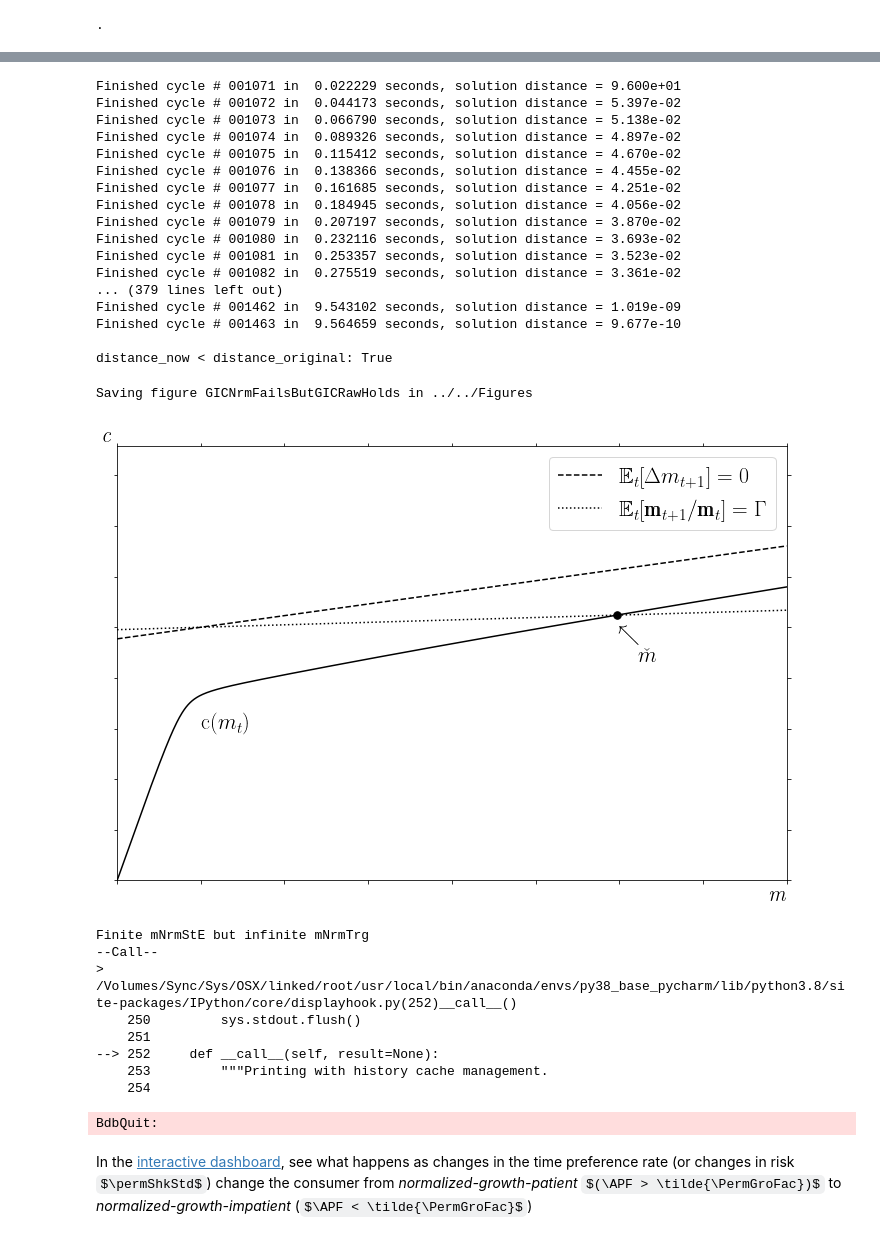
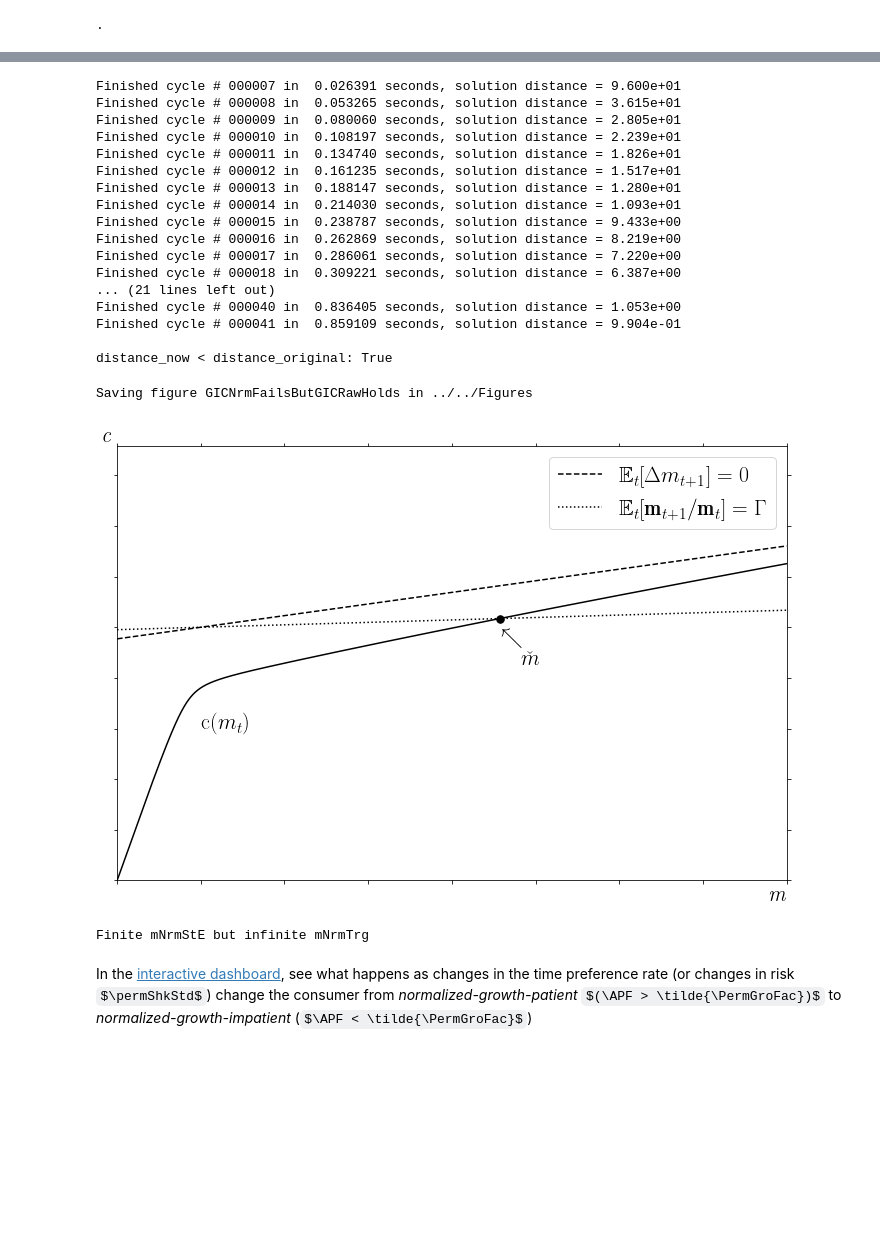
Before and after one commit to alanlujan91/BufferStockTheory-Bloated, a Jupyter notebook: Code/Python/BufferStockTheory-Problems-and-Solutions-Source.ipynb, the cells around one changed output, grey strips where cells are left out. Drawn from its saved outputs; the diff is of its cells as text; code cells hidden in the pictures; some formulas as TeX source; blank space fills up the shorter version.

```diff
--- a/Code/Python/BufferStockTheory-Problems-and-Solutions-Source.ipynb
+++ b/Code/Python/BufferStockTheory-Problems-and-Solutions-Source.ipynb
@@ -549,6 +551,7 @@ GICNrmFailsButGICRawHolds = \
 # %%
 # Solve the model for these parameter values
 GICNrmFailsButGICRawHolds.tolerance = 0.0000001
+GICNrmFailsButGICRawHolds.tolerance = 100
 GICNrmFailsButGICRawHolds.solve(
     quietly=True,  # Suppress output
 )
@@ -634,21 +626,21 @@ distance_now = GICNrmFailsButGICRawHolds.solution[0].distance_last
 print('\ndistance_now < distance_original: ' +
       str(distance_now < distance_original))
 # %% [output]
-Finished cycle # 001071 in  0.022229 seconds, solution distance = 9.600e+01
-Finished cycle # 001072 in  0.044173 seconds, solution distance = 5.397e-02
-Finished cycle # 001073 in  0.066790 seconds, solution distance = 5.138e-02
-Finished cycle # 001074 in  0.089326 seconds, solution distance = 4.897e-02
-Finished cycle # 001075 in  0.115412 seconds, solution distance = 4.670e-02
-Finished cycle # 001076 in  0.138366 seconds, solution distance = 4.455e-02
-Finished cycle # 001077 in  0.161685 seconds, solution distance = 4.251e-02
-Finished cycle # 001078 in  0.184945 seconds, solution distance = 4.056e-02
-Finished cycle # 001079 in  0.207197 seconds, solution distance = 3.870e-02
-Finished cycle # 001080 in  0.232116 seconds, solution distance = 3.693e-02
-Finished cycle # 001081 in  0.253357 seconds, solution distance = 3.523e-02
-Finished cycle # 001082 in  0.275519 seconds, solution distance = 3.361e-02
-... (379 lines left out)
-Finished cycle # 001462 in  9.543102 seconds, solution distance = 1.019e-09
-Finished cycle # 001463 in  9.564659 seconds, solution distance = 9.677e-10
+Finished cycle # 000007 in  0.026391 seconds, solution distance = 9.600e+01
+Finished cycle # 000008 in  0.053265 seconds, solution distance = 3.615e+01
+Finished cycle # 000009 in  0.080060 seconds, solution distance = 2.805e+01
+Finished cycle # 000010 in  0.108197 seconds, solution distance = 2.239e+01
+Finished cycle # 000011 in  0.134740 seconds, solution distance = 1.826e+01
+Finished cycle # 000012 in  0.161235 seconds, solution distance = 1.517e+01
+Finished cycle # 000013 in  0.188147 seconds, solution distance = 1.280e+01
+Finished cycle # 000014 in  0.214030 seconds, solution distance = 1.093e+01
+Finished cycle # 000015 in  0.238787 seconds, solution distance = 9.433e+00
+Finished cycle # 000016 in  0.262869 seconds, solution distance = 8.219e+00
+Finished cycle # 000017 in  0.286061 seconds, solution distance = 7.220e+00
+Finished cycle # 000018 in  0.309221 seconds, solution distance = 6.387e+00
+... (21 lines left out)
+Finished cycle # 000040 in  0.836405 seconds, solution distance = 1.053e+00
+Finished cycle # 000041 in  0.859109 seconds, solution distance = 9.904e-01
 
 distance_now < distance_original: True
 # %%
@@ -699,45 +691,35 @@ ax.tick_params(labelbottom=False, labelleft=False, left='off',
 
 #ax.arrow(0.98, 0.62, -0.2, 0, head_width=0.02, width=0.001,facecolor='black', length_includes_head='True')
 #ax.arrow(2.2, 1.2, 0.3, -0.05, head_width=0.02, width=0.001,facecolor='black', length_includes_head='True')
 
 ax.legend(handles=[c_Stable_Ind_lbl, c_Stable_Agg_lbl])
 ax.legend(prop=dict(size=fsmid))
 
 starting_search_at_m_t = 1.0
 mNrmStE = \
     zero_point_of(E_tp1_.permGroShk_tp1_times_m_tp1_minus_m_t,
                   starting_search_at_m_t)
 #mNrmStE = soln.mNrmStE
 cNrmStE = c_Stable_Agg = E_tp1_.permGroShk_times_m_tp1_minus_m_t_eq_0(
     mNrmStE)
 #mNrmStE_lbl, = ax.plot([mNrmStE,mNrmStE],[yMin,yMax],color="green",linestyle="--",label='Pseudo-Steady-State: $\mathbb{E}_{t}[\pmb{m}_{t+1}/\pmb{m}_{t}]=\Gamma$')
 
 ax.plot(mNrmStE, cNrmStE, marker=".", markersize=15, color="black")  # Dot at StE point
 ax.text(1, 0.6, "$\mathrm{c}(m_{t})$", fontsize=fsmid)  # label cFunc
 
 if latexExists:
     ax.text(mNrmStE+0.02, cNrmStE-0.10, r"$\nwarrow$", fontsize=fsmid)
     ax.text(mNrmStE+0.25, cNrmStE-0.18, r"$\StE{m}~$", fontsize=fsmid)
 else:
     ax.text(mNrmStE+0.02, cNrmStE-0.10, r"$\nwarrow$", fontsize=fsmid)
     ax.text(mNrmStE+0.25, cNrmStE-0.18, r"$\StE{m}~$", fontsize=fsmid)
 
 makeFig('GICNrmFailsButGICRawHolds')
 print('Finite mNrmStE but infinite mNrmTrg')
-
-breakpoint()
 # %% [output]
 Saving figure GICNrmFailsButGICRawHolds in ../../Figures
-[figure, old version]
+[figure, new version]
 Finite mNrmStE but infinite mNrmTrg
---Call--
-> /Volumes/Sync/Sys/OSX/linked/root/usr/local/bin/anaconda/envs/py38_base_pycharm/lib/python3.8/site-packages/IPython/core/displayhook.py(252)__call__()
-    250         sys.stdout.flush()
-    251
---> 252     def __call__(self, result=None):
-    253         """Printing with history cache management.
-    254
-BdbQuit:
 # %% [markdown]
 In the [interactive dashboard](#interactive-dashboard), see what happens as changes in the time preference rate (or changes in risk $\permShkStd$) change the consumer from _normalized-growth-patient_ $(\APF > \tilde{\PermGroFac})$ to _normalized-growth-impatient_ ($\APF < \tilde{\PermGroFac}$)
 # %% [markdown]
```
Also changed, not shown: parts of 11 cells of this notebook, 1 other file.
